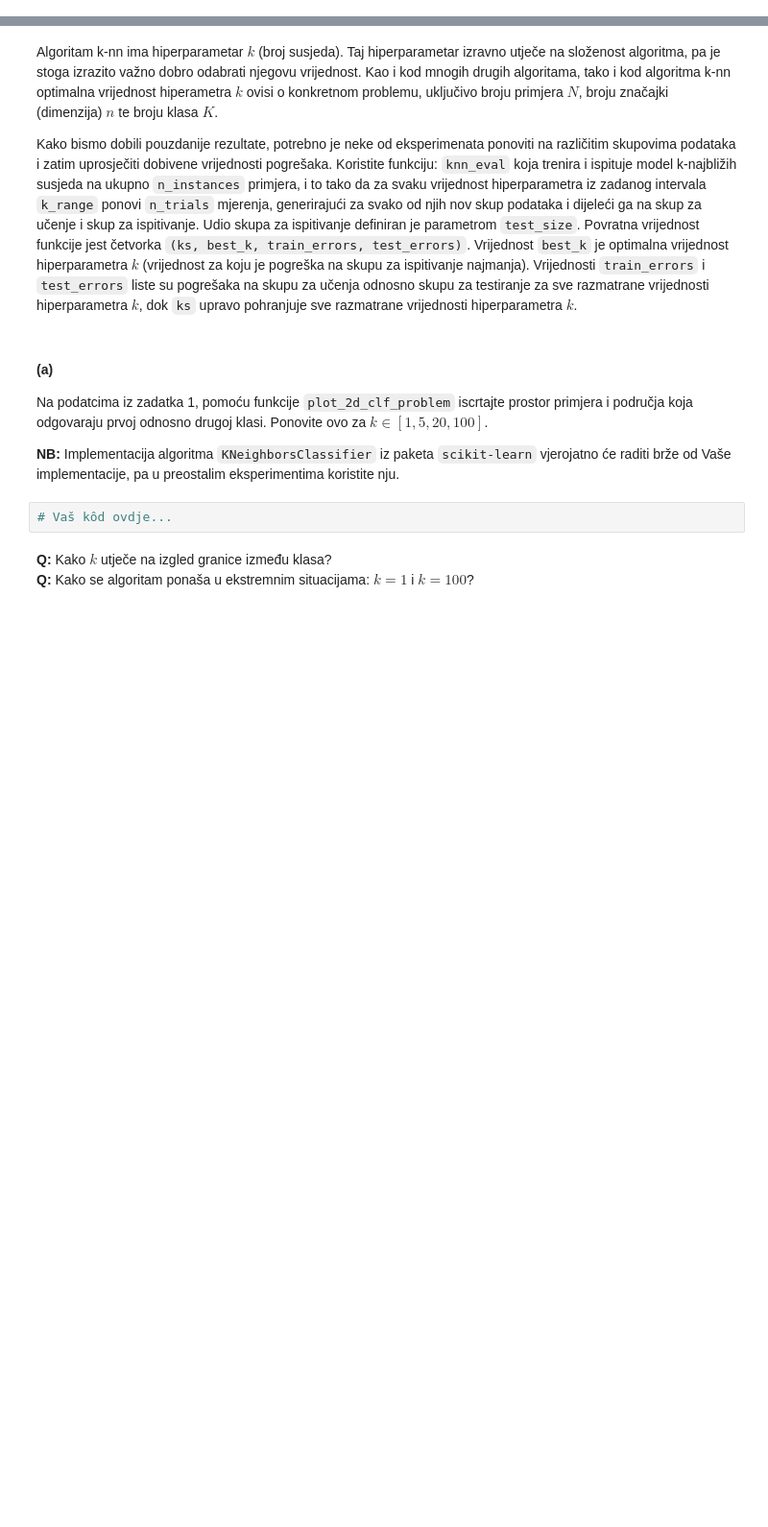
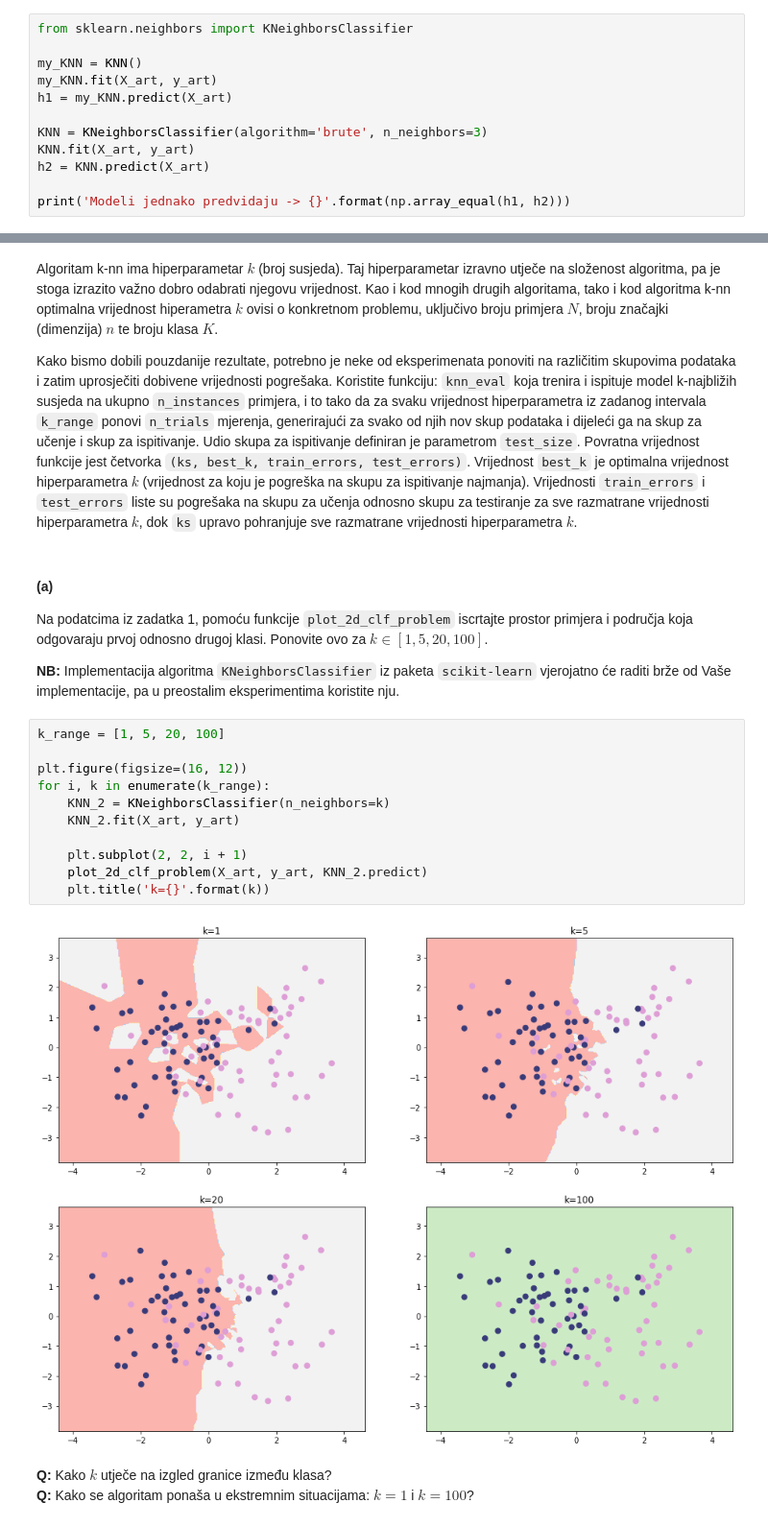
Before and after one commit to MCubek/strojno1Lab, a Jupyter notebook: SU1-2021-11-kNN.ipynb, the cells around one changed output, grey strips where cells are left out. Shown at 96% size. Saved outputs shown, nothing was run; the diff lists cells and outputs as text; blank space fills up the shorter version.

```diff
--- a/SU1-2021-11-kNN.ipynb
+++ b/SU1-2021-11-kNN.ipynb
@@ -125,0 +153,12 @@ from sklearn.neighbors import KNeighborsClassifier
+# %%
+from sklearn.neighbors import KNeighborsClassifier
+
+my_KNN = KNN()
+my_KNN.fit(X_art, y_art)
+h1 = my_KNN.predict(X_art)
+
+KNN = KNeighborsClassifier(algorithm='brute', n_neighbors=3)
+KNN.fit(X_art, y_art)
+h2 = KNN.predict(X_art)
+
+print('Modeli jednako predvidaju -> {}'.format(np.array_equal(h1, h2)))
@@ -135,8 +176,19 @@ Kako bismo dobili pouzdanije rezultate, potrebno je neke od eksperimenata ponovi
 Na podatcima iz zadatka 1, pomoću funkcije `plot_2d_clf_problem` iscrtajte prostor primjera i područja koja odgovaraju prvoj odnosno drugoj klasi. Ponovite ovo za $k\in[1, 5, 20, 100]$.
 
 **NB:** Implementacija algoritma `KNeighborsClassifier` iz paketa `scikit-learn` vjerojatno će raditi brže od Vaše implementacije, pa u preostalim eksperimentima koristite nju.
-# %%
-# Vaš kôd ovdje...
+# %%
+k_range = [1, 5, 20, 100]
+
+plt.figure(figsize=(16, 12))
+for i, k in enumerate(k_range):
+    KNN_2 = KNeighborsClassifier(n_neighbors=k)
+    KNN_2.fit(X_art, y_art)
+
+    plt.subplot(2, 2, i + 1)
+    plot_2d_clf_problem(X_art, y_art, KNN_2.predict)
+    plt.title('k={}'.format(k))
+# %% [output]
+[figure, added]
 # %% [markdown]
 **Q:** Kako $k$ utječe na izgled granice između klasa?
 **Q:** Kako se algoritam ponaša u ekstremnim situacijama: $k=1$ i $k=100$?
```
Also changed, not shown: parts of 13 cells of this notebook.
